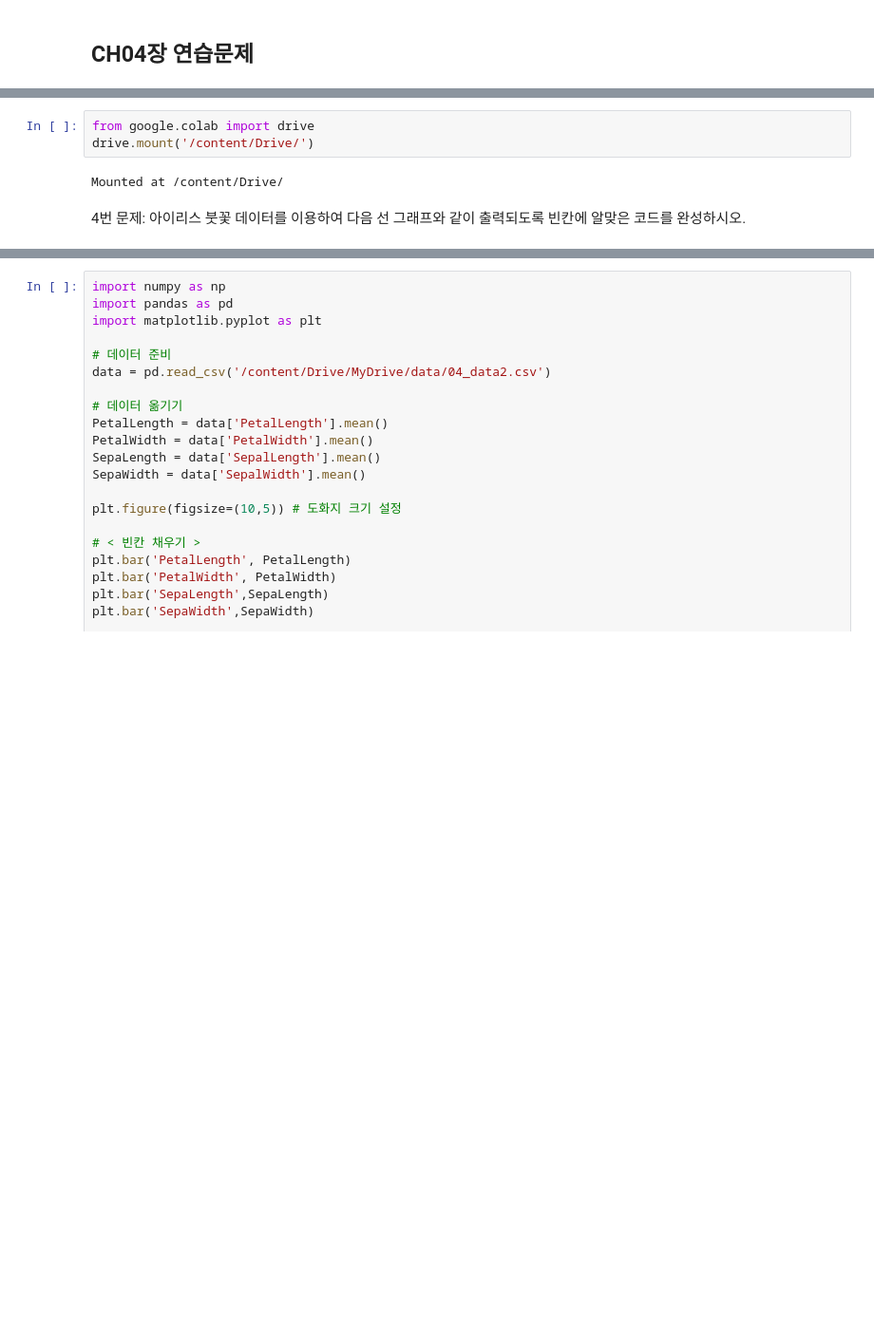
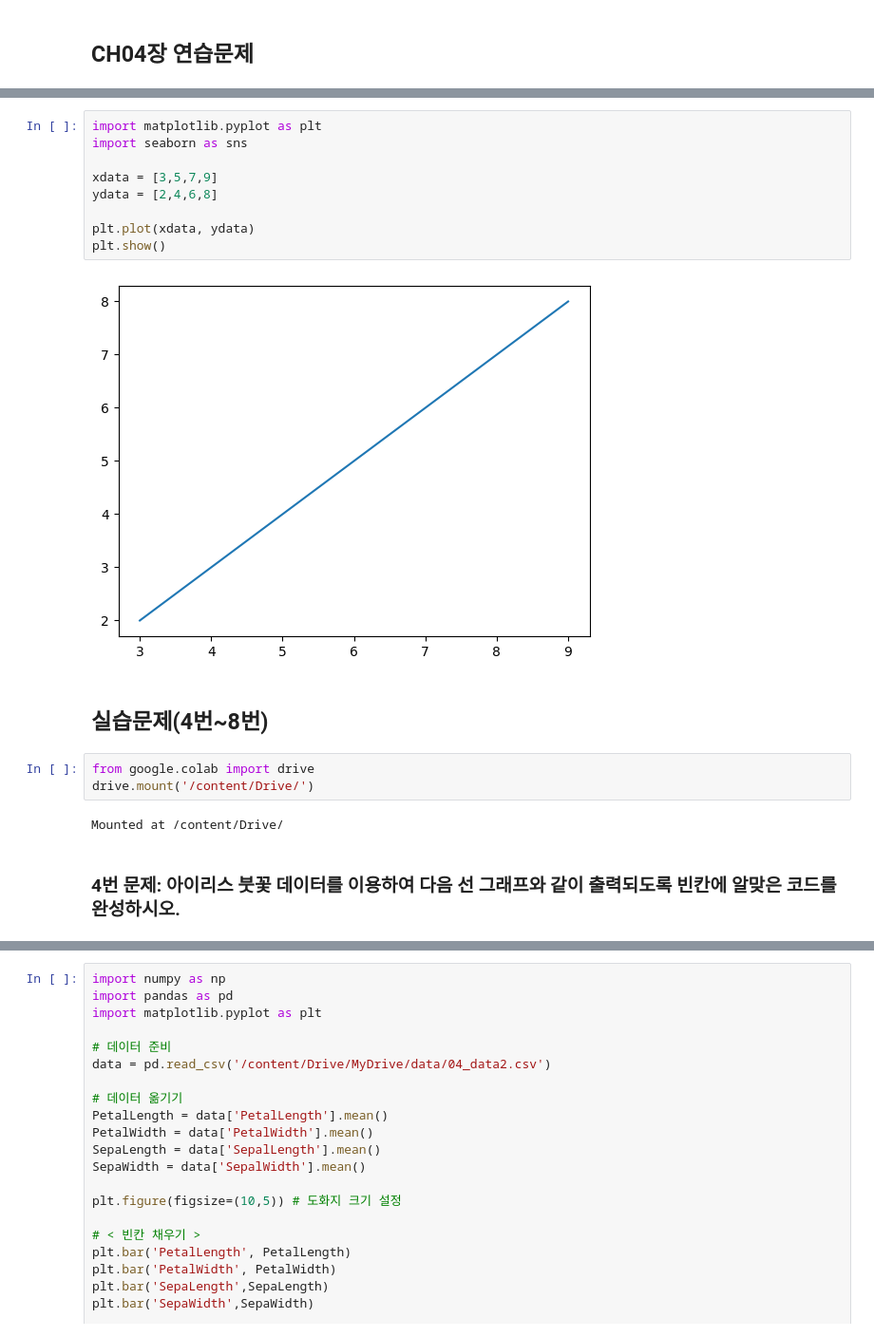
Before and after one commit to among5094/Big-Data-Integrated-Analysis, a Jupyter notebook: week04_CH04_시각화_라이브러리1/CH04장_연습문제.ipynb, the cells around one changed output, grey strips where cells are left out. Shown at 95% size. Saved outputs shown, nothing was run; the diff lists cells and outputs as text; blank space fills up the shorter version.

```diff
--- a/week04_CH04_시각화_라이브러리1/CH04장_연습문제.ipynb
+++ b/week04_CH04_시각화_라이브러리1/CH04장_연습문제.ipynb
@@ -5,10 +35,23 @@
+# %%
+import matplotlib.pyplot as plt
+import seaborn as sns
+
+xdata = [3,5,7,9]
+ydata = [2,4,6,8]
+
+plt.plot(xdata, ydata)
+plt.show()
+# %% [output]
+[figure, added]
+# %% [markdown]
+## 실습문제(4번~8번)
 # %%
 from google.colab import drive
 drive.mount('/content/Drive/')
 # %% [output]
 Mounted at /content/Drive/
 # %% [markdown]
-4번 문제: 아이리스 붓꽃 데이터를 이용하여 다음 선 그래프와 같이 출력되도록 빈칸에 알맞은 코드를 완성하시오.
+### 4번 문제: 아이리스 붓꽃 데이터를 이용하여 다음 선 그래프와 같이 출력되도록 빈칸에 알맞은 코드를 완성하시오.
 # %%
 import numpy as np
 import pandas as pd
```
Also changed, not shown: parts of 9 cells of this notebook.
